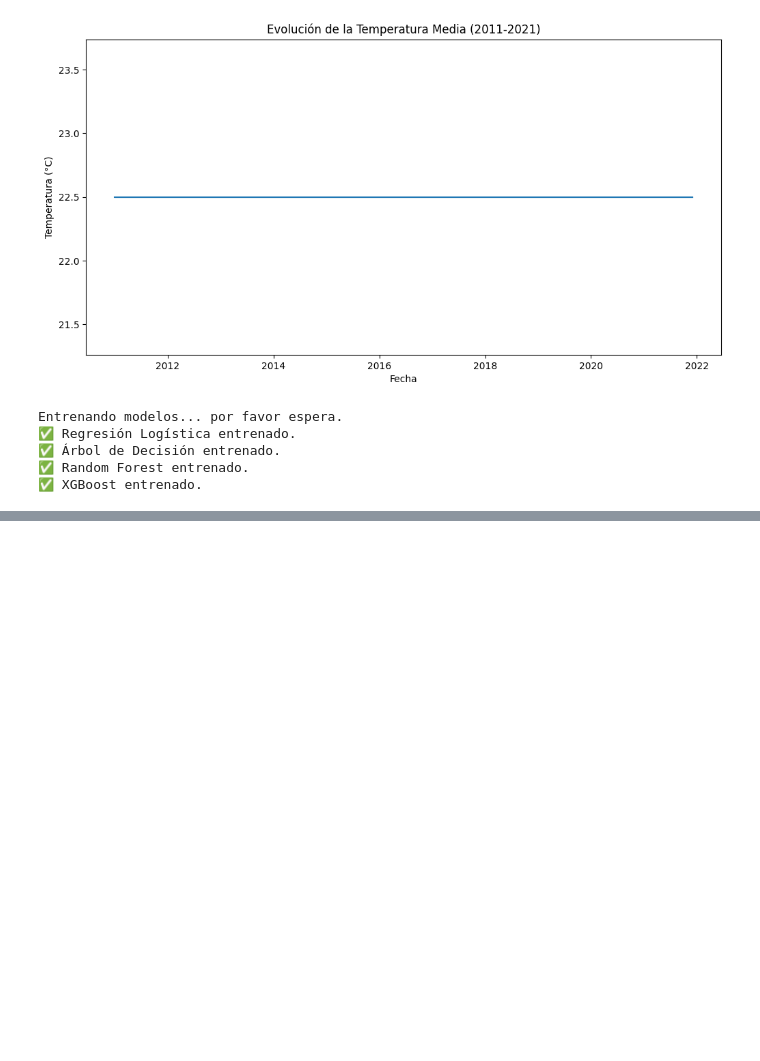
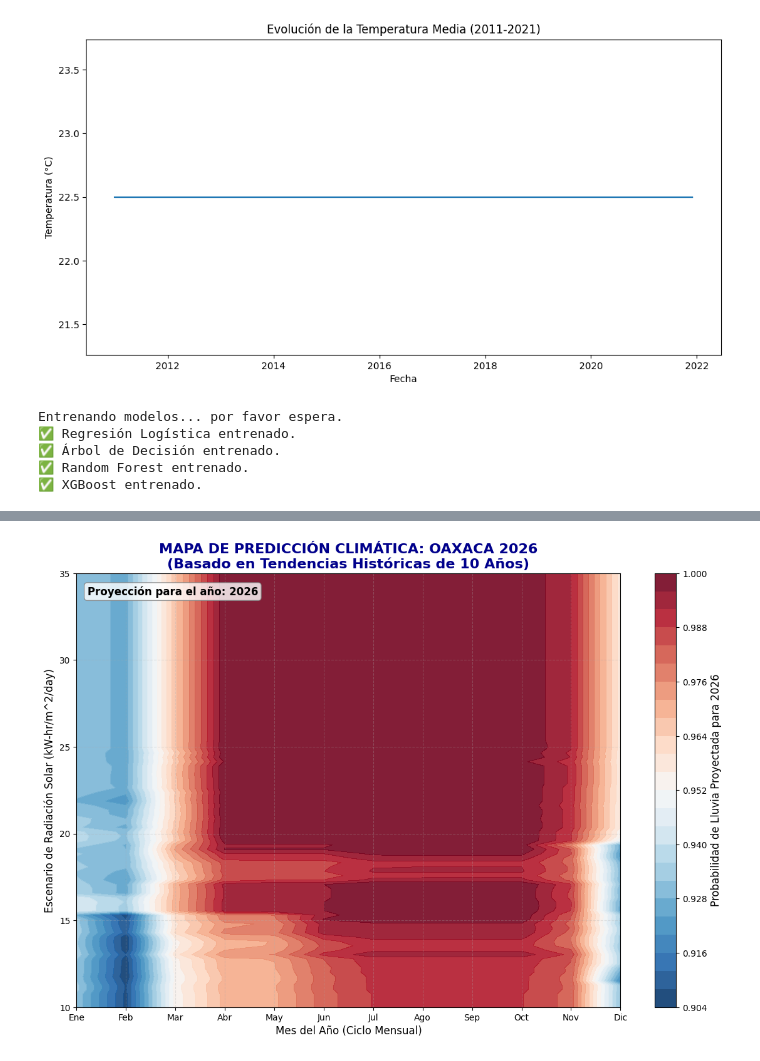
Before and after one commit to SoyJoanaBasurto/Proyecto_LLuvia_Oaxaca, a Jupyter notebook: Proyecto_Lluvia_Oaxaca.ipynb, the cells around one changed output, grey strips where cells are left out. Saved outputs shown, nothing was run; the diff lists cells and outputs as text; code cells hidden in the pictures; blank space fills up the shorter version.

```diff
--- a/Proyecto_Lluvia_Oaxaca.ipynb
+++ b/Proyecto_Lluvia_Oaxaca.ipynb
@@ -244,0 +225,62 @@ plt.show()
+# %%
+import numpy as np
+import matplotlib.pyplot as plt
+import pandas as pd
+
+# --- 1. CONFIGURACIÓN DEL MODELO ---
+modelo_final = modelos['Random Forest']
+orden_esperado = modelo_final.feature_names_in_
+ANIO_PROYECCION = 2026  # Definimos el año futuro claramente
+
+# --- 2. CÁLCULO DE TENDENCIAS HISTÓRICAS ---
+# Agrupamos por mes para obtener el "comportamiento promedio" de Oaxaca (2011-2021)
+proyeccion_base = df.groupby('Mes_Num').agg({
+    'TEMP_MEDIA': 'mean',
+    'RADIACION': 'mean',
+    'pm_media_estado': 'mean'
+}).reset_index()
+
+# --- 3. CREACIÓN DE LA MALLA DE SIMULACIÓN ---
+meses_futuros = np.arange(1, 13)
+radiacion_sim = np.linspace(10, 35, 100)
+M_mes, R_rad = np.meshgrid(meses_futuros, radiacion_sim)
+
+# --- 4. CONSTRUCCIÓN DEL DATASET PARA EL AÑO 2026 ---
+X_2026 = pd.DataFrame({
+    'TEMP_MEDIA': [proyeccion_base.loc[m-1, 'TEMP_MEDIA'] for m in M_mes.ravel()],
+    'AÑO': [ANIO_PROYECCION] * M_mes.size, # ASIGNAMOS EL AÑO 2026
+    'pm_media_estado': [proyeccion_base.loc[m-1, 'pm_media_estado'] for m in M_mes.ravel()],
+    'RADIACION': R_rad.ravel(),
+    'Mes_Num': M_mes.ravel()
+})
+
+# Reordenamos según el entrenamiento original
+X_2026 = X_2026[orden_esperado]
+
+# --- 5. PREDICCIÓN Y GENERACIÓN DE GRÁFICA ---
+probs = modelo_final.predict_proba(X_2026)[:, 1]
+P_2026 = probs.reshape(M_mes.shape)
+
+plt.figure(figsize=(14, 9))
+# Mapa de calor: Azul (Seco) -> Rojo (Lluvia)
+contorno = plt.contourf(M_mes, R_rad, P_2026, cmap='RdBu_r', levels=25, alpha=0.9)
+
+cbar = plt.colorbar(contorno)
+cbar.set_label(f'Probabilidad de Lluvia Proyectada para {ANIO_PROYECCION}', fontsize=12)
+
+# Título resaltando el AÑO
+plt.title(f'MAPA DE PREDICCIÓN CLIMÁTICA: OAXACA {ANIO_PROYECCION}\n(Basado en Tendencias Históricas de 10 Años)',
+          fontsize=16, fontweight='bold', color='darkblue')
+
+plt.xlabel('Mes del Año (Ciclo Mensual)', fontsize=12)
+plt.ylabel('Escenario de Radiación Solar (kW-hr/m^2/day)', fontsize=12)
+plt.xticks(meses_futuros, ['Ene', 'Feb', 'Mar', 'Abr', 'May', 'Jun', 'Jul', 'Ago', 'Sep', 'Oct', 'Nov', 'Dic'])
+plt.grid(True, linestyle='--', alpha=0.3)
+
+# Nota técnica en la gráfica
+plt.annotate(f'Proyección para el año: {ANIO_PROYECCION}', xy=(0.02, 0.95), xycoords='axes fraction',
+             bbox=dict(boxstyle="round", fc="white", ec="gray", alpha=0.8), fontsize=12, fontweight='bold')
+
+plt.show()
+# %% [output]
+[figure, added]
```
Also changed, not shown: parts of 3 cells of this notebook, 1 other file.
